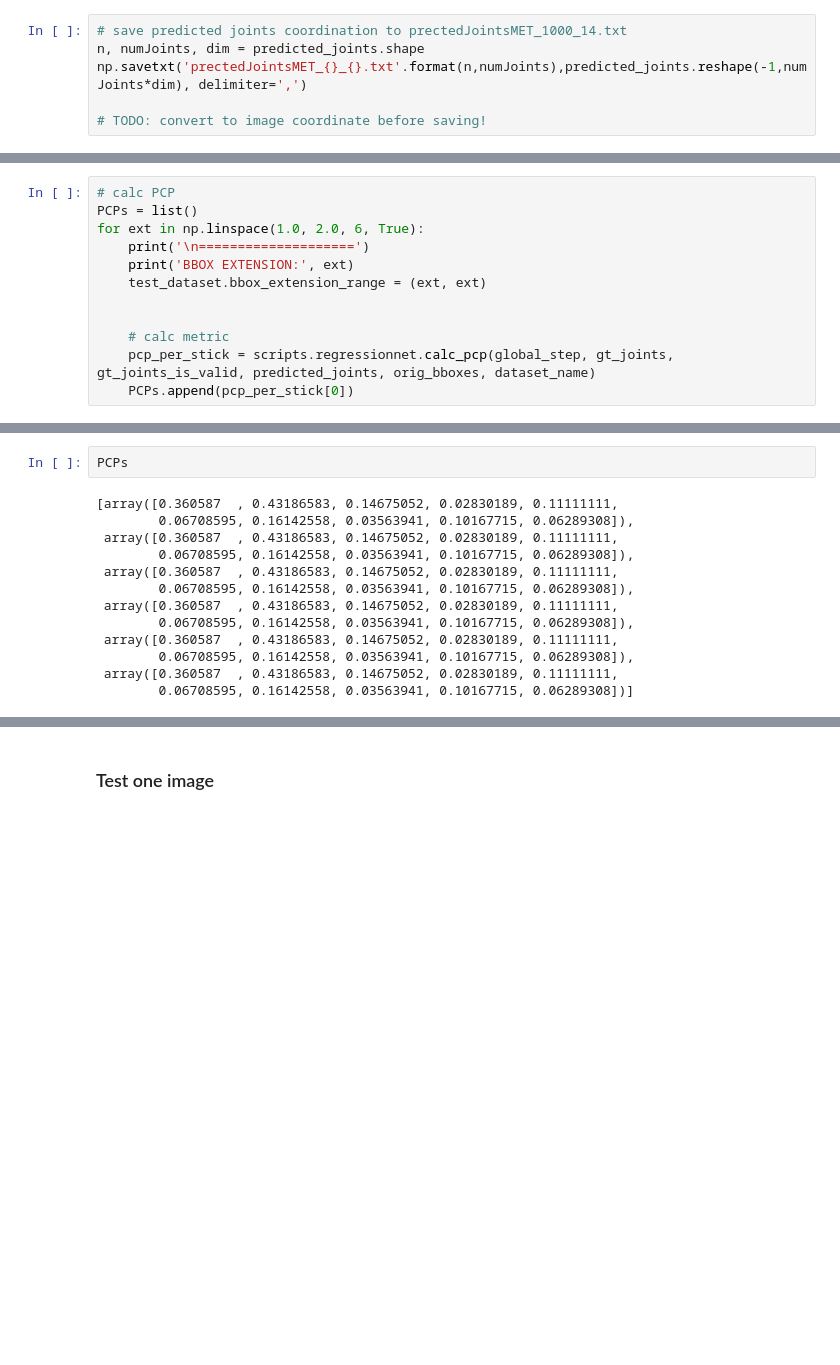
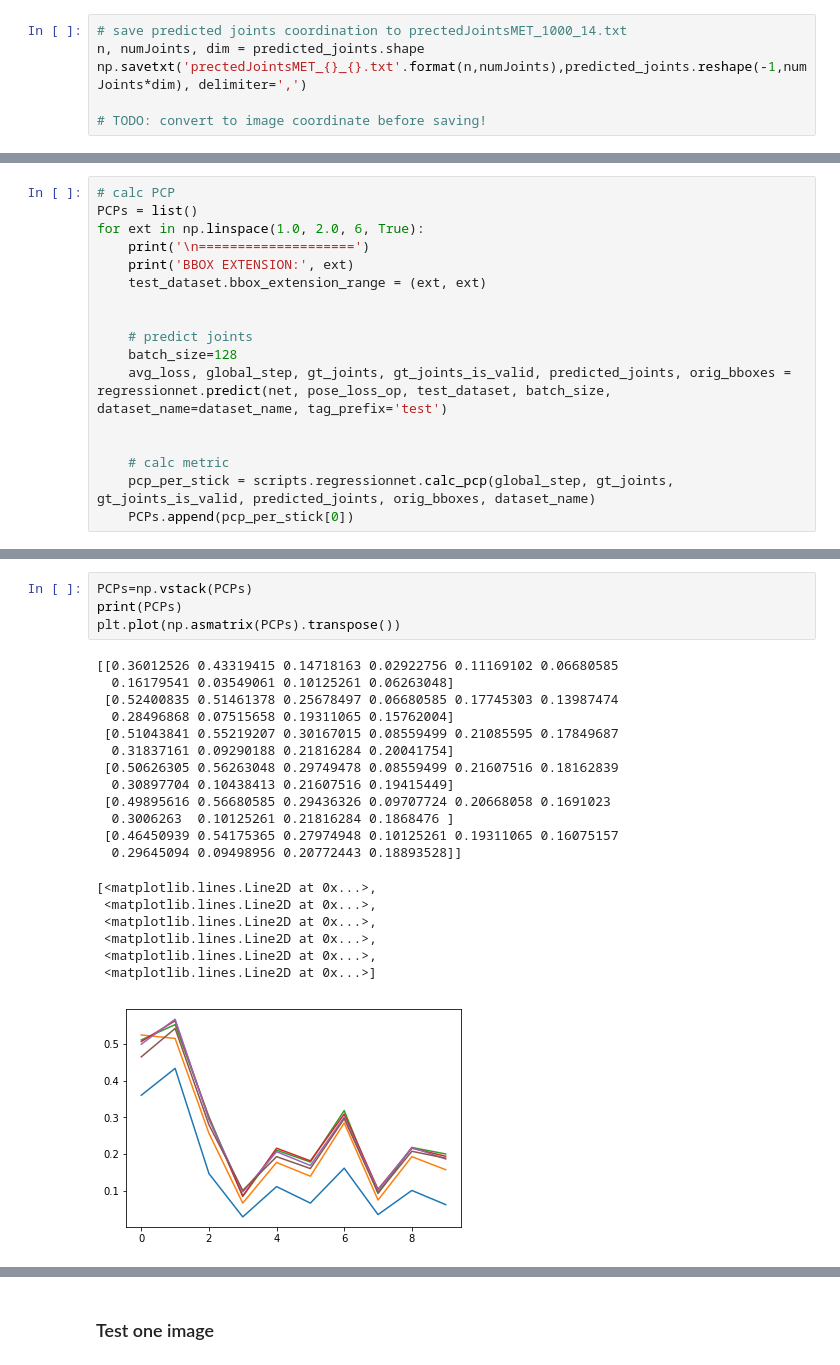
Before and after one commit to ys7yoo/deeppose_tf, a Jupyter notebook: testMET.ipynb, the cells around one changed output, grey strips where cells are left out. Cells and saved outputs as stored; diff of their text form; blank space fills up the shorter version.

```diff
--- a/testMET.ipynb
+++ b/testMET.ipynb
@@ -237,6 +227,11 @@ for ext in np.linspace(1.0, 2.0, 6, True):
     test_dataset.bbox_extension_range = (ext, ext)
 
 
+    # predict joints
+    batch_size=128
+    avg_loss, global_step, gt_joints, gt_joints_is_valid, predicted_joints, orig_bboxes = regressionnet.predict(net, pose_loss_op, test_dataset, batch_size, dataset_name=dataset_name, tag_prefix='test')
+
+
     # calc metric
     pcp_per_stick = scripts.regressionnet.calc_pcp(global_step, gt_joints, gt_joints_is_valid, predicted_joints, orig_bboxes, dataset_name)
     PCPs.append(pcp_per_stick[0])
@@ -274,15 +364,24 @@ Head    Neck    Shoulder        Elbow   Wrist   Hip     Knee    Ankle   Thorax
-# %%
-PCPs
-# %% [output]
-[array([0.360587  , 0.43186583, 0.14675052, 0.02830189, 0.11111111,
-        0.06708595, 0.16142558, 0.03563941, 0.10167715, 0.06289308]),
- array([0.360587  , 0.43186583, 0.14675052, 0.02830189, 0.11111111,
-        0.06708595, 0.16142558, 0.03563941, 0.10167715, 0.06289308]),
- array([0.360587  , 0.43186583, 0.14675052, 0.02830189, 0.11111111,
-        0.06708595, 0.16142558, 0.03563941, 0.10167715, 0.06289308]),
- array([0.360587  , 0.43186583, 0.14675052, 0.02830189, 0.11111111,
-        0.06708595, 0.16142558, 0.03563941, 0.10167715, 0.06289308]),
- array([0.360587  , 0.43186583, 0.14675052, 0.02830189, 0.11111111,
-        0.06708595, 0.16142558, 0.03563941, 0.10167715, 0.06289308]),
- array([0.360587  , 0.43186583, 0.14675052, 0.02830189, 0.11111111,
-        0.06708595, 0.16142558, 0.03563941, 0.10167715, 0.06289308])]
+# %%
+PCPs=np.vstack(PCPs)
+print(PCPs)
+plt.plot(np.asmatrix(PCPs).transpose())
+# %% [output]
+[[0.36012526 0.43319415 0.14718163 0.02922756 0.11169102 0.06680585
+  0.16179541 0.03549061 0.10125261 0.06263048]
+ [0.52400835 0.51461378 0.25678497 0.06680585 0.17745303 0.13987474
+  0.28496868 0.07515658 0.19311065 0.15762004]
+ [0.51043841 0.55219207 0.30167015 0.08559499 0.21085595 0.17849687
+  0.31837161 0.09290188 0.21816284 0.20041754]
+ [0.50626305 0.56263048 0.29749478 0.08559499 0.21607516 0.18162839
+  0.30897704 0.10438413 0.21607516 0.19415449]
+ [0.49895616 0.56680585 0.29436326 0.09707724 0.20668058 0.1691023
+  0.3006263  0.10125261 0.21816284 0.1868476 ]
+ [0.46450939 0.54175365 0.27974948 0.10125261 0.19311065 0.16075157
+  0.29645094 0.09498956 0.20772443 0.18893528]]
+[<matplotlib.lines.Line2D at 0x...>,
+ <matplotlib.lines.Line2D at 0x...>,
+ <matplotlib.lines.Line2D at 0x...>,
+ <matplotlib.lines.Line2D at 0x...>,
+ <matplotlib.lines.Line2D at 0x...>,
+ <matplotlib.lines.Line2D at 0x...>]
+[figure, added]
```
Also changed, not shown: parts of 8 cells of this notebook.
